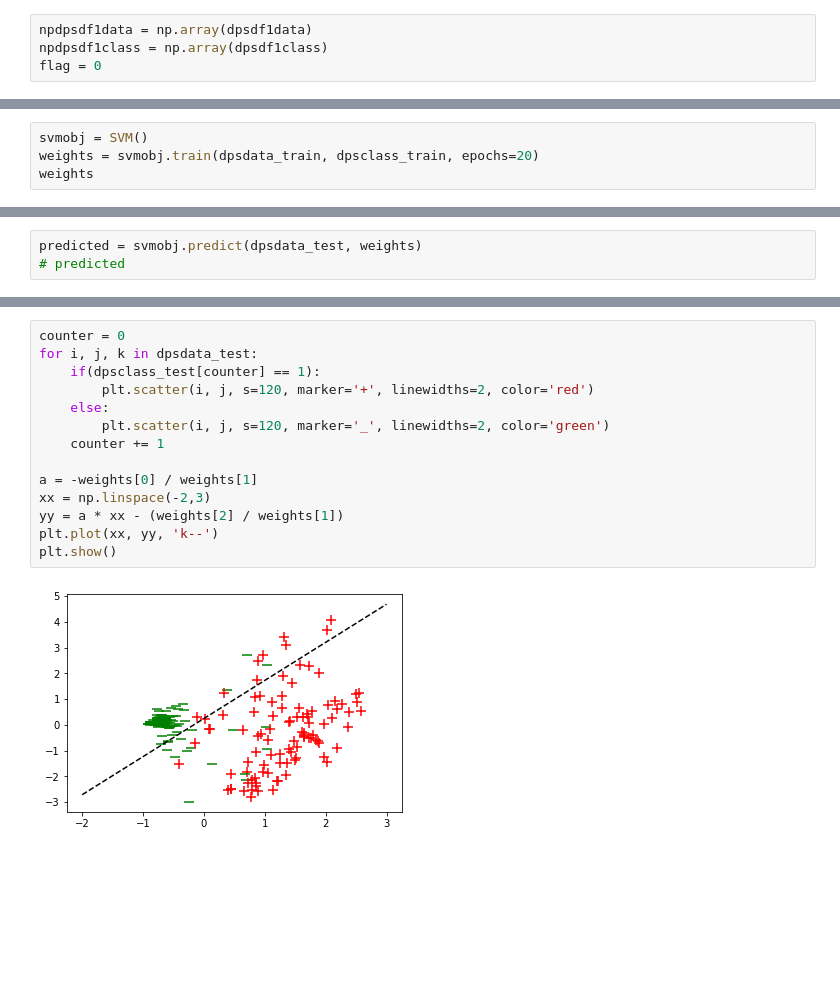
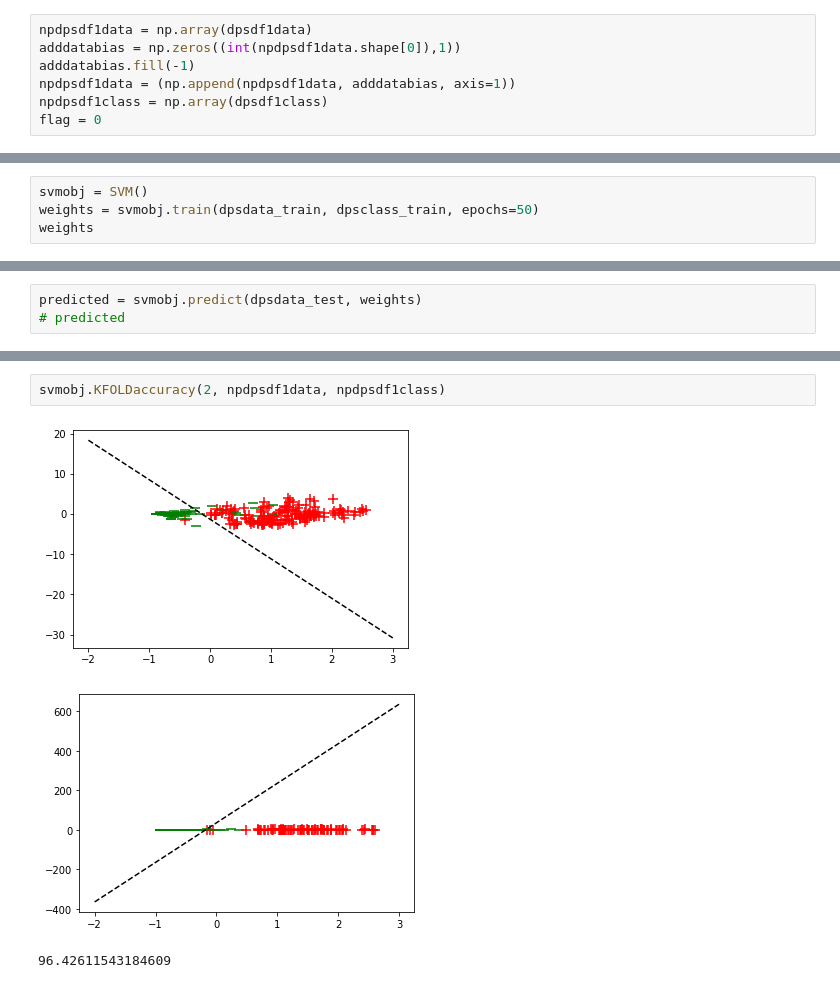
Before and after one commit to aishwarya-1/breast_cancer_detection, a Jupyter notebook: PES1201700283.ipynb, the cells around one changed output, grey strips where cells are left out. Saved outputs shown, nothing was run; the diff lists cells and outputs as text; blank space fills up the shorter version.

Commit message:
SVM Plots for K-fold

```diff
--- a/PES1201700283.ipynb
+++ b/PES1201700283.ipynb
@@ -18,5 +18,8 @@ Preserved Variance:  0.7623831402133541
 # %%
 npdpsdf1data = np.array(dpsdf1data)
+adddatabias = np.zeros((int(npdpsdf1data.shape[0]),1))
+adddatabias.fill(-1)
+npdpsdf1data = (np.append(npdpsdf1data, adddatabias, axis=1))
 npdpsdf1class = np.array(dpsdf1class)
 flag = 0
 # %%
@@ -210,5 +288,5 @@ class SVM():
 # %%
 svmobj = SVM()
-weights = svmobj.train(dpsdata_train, dpsclass_train, epochs=20)
+weights = svmobj.train(dpsdata_train, dpsclass_train, epochs=50)
 weights
 # %% [output]
@@ -235,16 +313,6 @@ Specificity      : -  0.9444444444444444
-# %%
-counter = 0
-for i, j, k in dpsdata_test:
-    if(dpsclass_test[counter] == 1):
-        plt.scatter(i, j, s=120, marker='+', linewidths=2, color='red')
-    else:
-        plt.scatter(i, j, s=120, marker='_', linewidths=2, color='green')
-    counter += 1
-
-a = -weights[0] / weights[1]
-xx = np.linspace(-2,3)
-yy = a * xx - (weights[2] / weights[1])
-plt.plot(xx, yy, 'k--')
-plt.show()
-# %% [output]
-[figure, removed]
+# %%
+svmobj.KFOLDaccuracy(2, npdpsdf1data, npdpsdf1class)
+# %% [output]
+[figure, added]
+[figure, added]
+96.42611543184609
```
Also changed, not shown: parts of 9 cells of this notebook.
